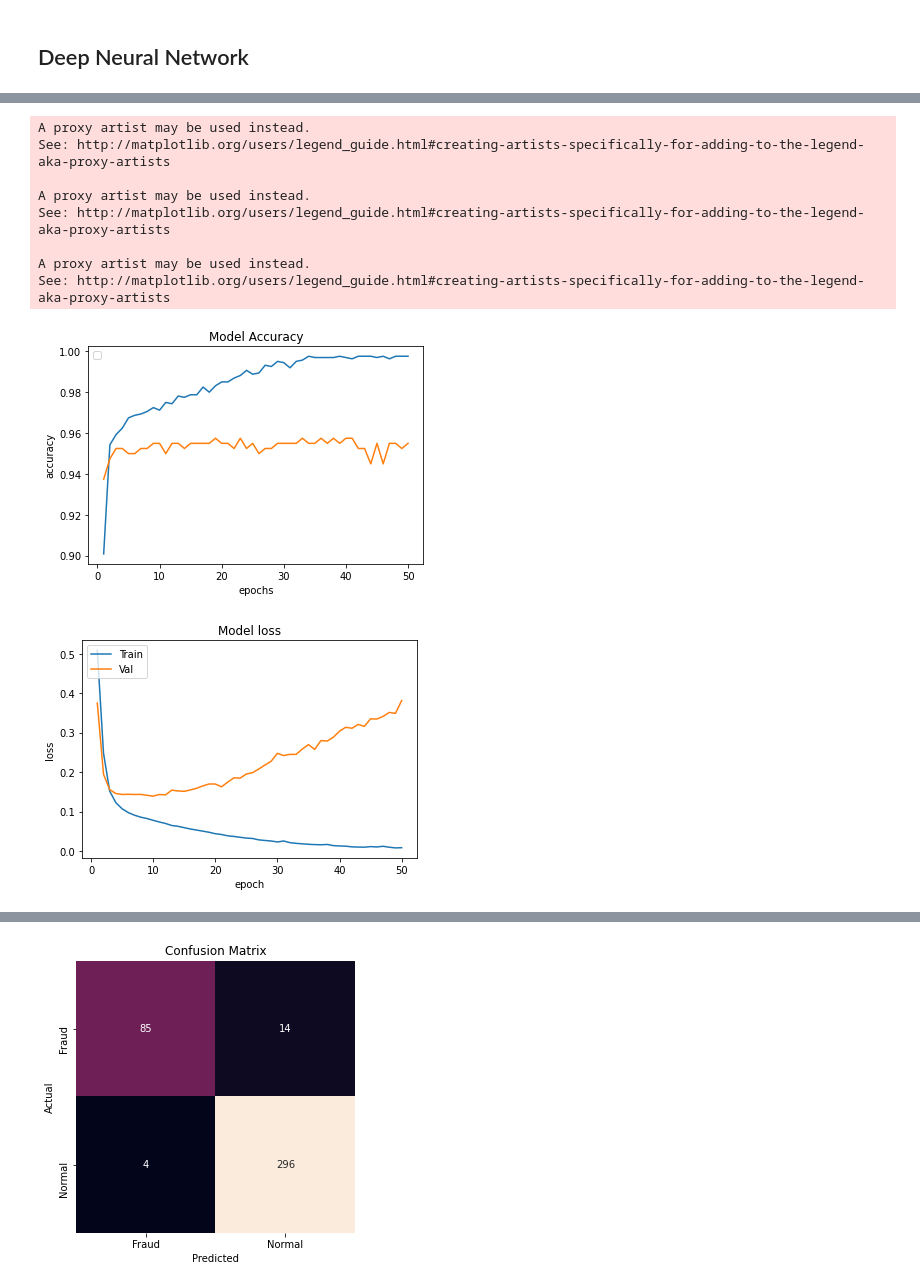
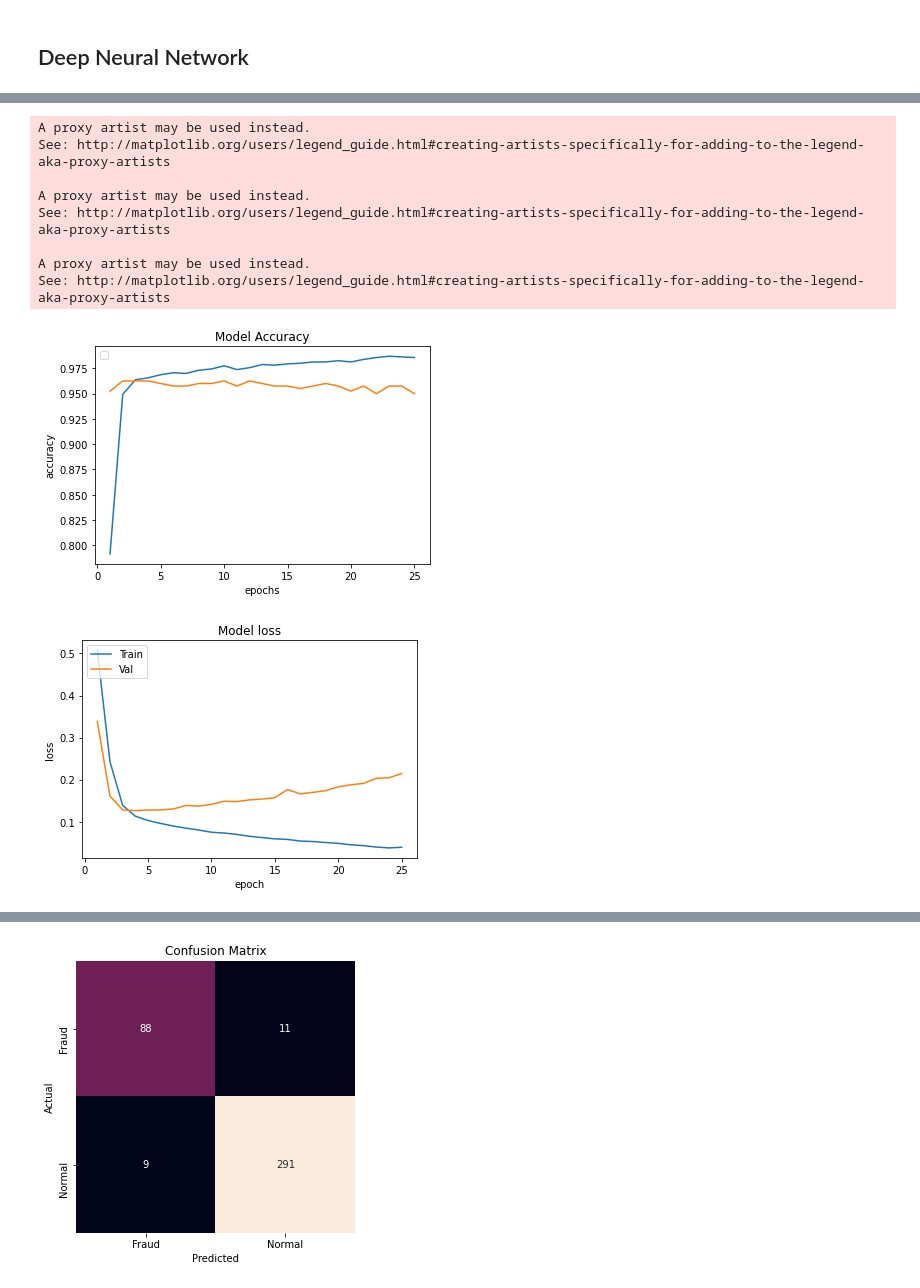
Before and after one commit to ldselvera/Fraud_Detection_Deep_Learning, a Jupyter notebook: Fraud_Detection.ipynb, the cells around one changed output, grey strips where cells are left out. Saved outputs shown, nothing was run; the diff lists cells and outputs as text; code cells hidden in the pictures.

```diff
--- a/Fraud_Detection.ipynb
+++ b/Fraud_Detection.ipynb
@@ -256,5 +256,5 @@ Dense(units = 24, activation = 'relu'),
 Dense(units =1, activation = 'sigmoid'),])
 # %%
 DNN.compile(optimizer = 'adam', loss = 'binary_crossentropy', metrics = ['accuracy'])
-history = DNN.fit(x_train, y_train, epochs = 50, validation_data = (x_test,y_test),verbose=1)
+history = DNN.fit(x_train, y_train, epochs = 25, validation_data = (x_test,y_test),verbose=1)
 # %% [output]
@@ -278,16 +278,16 @@ Epoch 50/50
 # %%
-plot_learning_curve(history, 50)
+plot_learning_curve(history, 25)
 # %% [output]
 A proxy artist may be used instead.
 See: http://matplotlib.org/users/legend_guide.html#creating-artists-specifically-for-adding-to-the-legend-aka-proxy-artists
 
 A proxy artist may be used instead.
 See: http://matplotlib.org/users/legend_guide.html#creating-artists-specifically-for-adding-to-the-legend-aka-proxy-artists
 
 A proxy artist may be used instead.
 See: http://matplotlib.org/users/legend_guide.html#creating-artists-specifically-for-adding-to-the-legend-aka-proxy-artists
-[figure, old version]
+[figure, new version]
-[figure, old version]
+[figure, new version]
 # %%
 score = DNN.evaluate(x_test, y_test)
 # %% [output]
```
Also changed, not shown: parts of 15 cells of this notebook.
